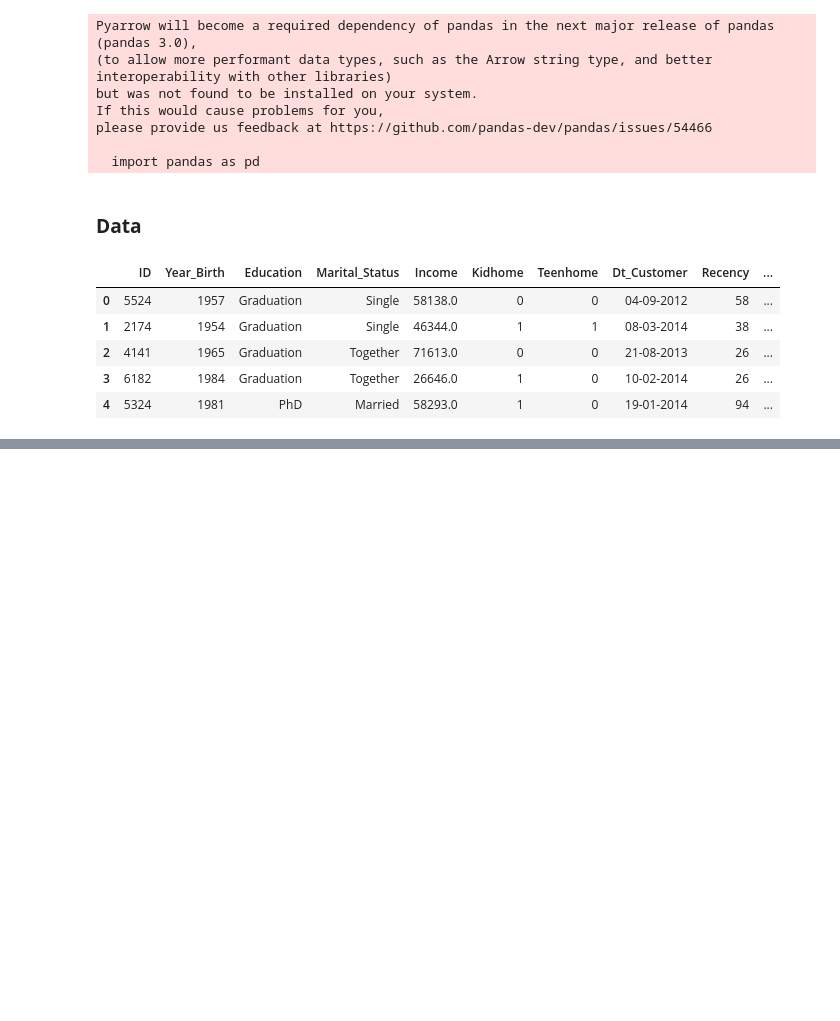
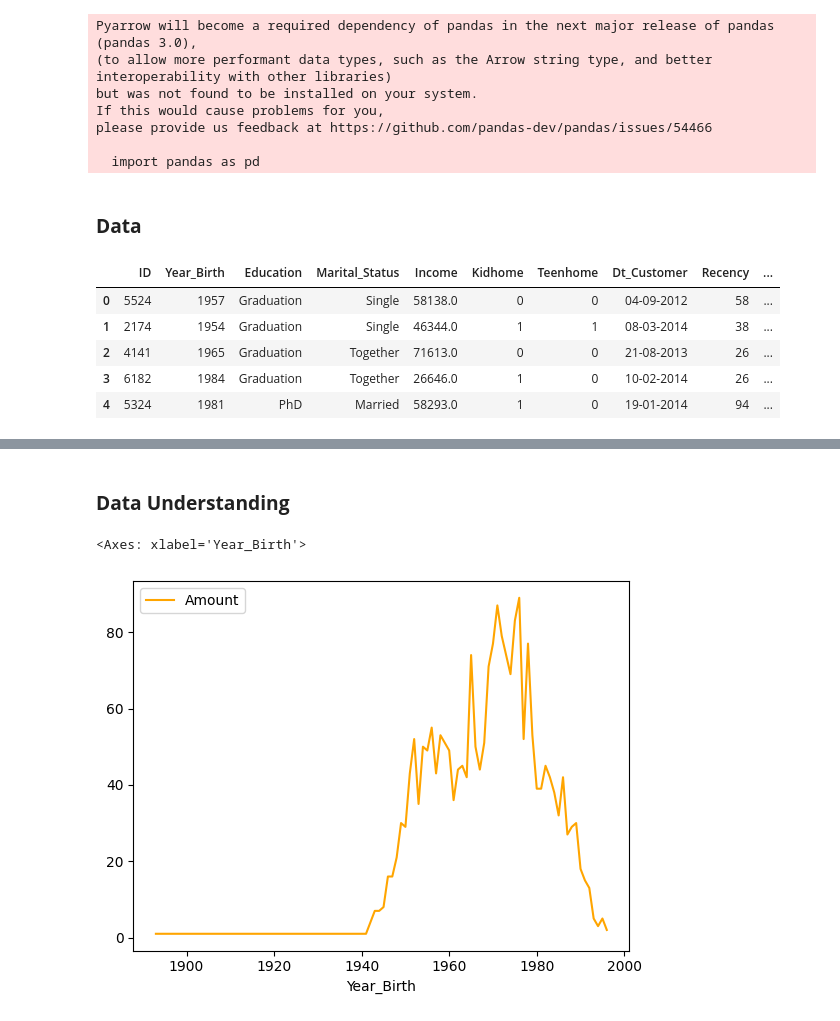
Before and after one commit to mkhadikn/Data-Analysis-and-Science, a Jupyter notebook: Company's_Ideal_Customers(Marketing_Strategy).ipynb, the cells around one changed output, grey strips where cells are left out. Cells and saved outputs as stored; diff of their text form; code cells hidden in the pictures; blank space fills up the shorter version.

Commit message:
Data understanding

```diff
--- a/Company's_Ideal_Customers(Marketing_Strategy).ipynb
+++ b/Company's_Ideal_Customers(Marketing_Strategy).ipynb
@@ -82,0 +103,12 @@ data.head()
+# %% [markdown]
+### **Data Understanding**
+# %%
+data0 = pd.DataFrame(\
+                     data.groupby(by=["Year_Birth"])['Year_Birth']\
+                     .count()\
+                     .reset_index(name='Amount'))
+# %%
+data0.plot('Year_Birth', 'Amount', color='orange')
+# %% [output]
+<Axes: xlabel='Year_Birth'>
+[figure, added]
```
Also changed, not shown: parts of 7 cells of this notebook.
